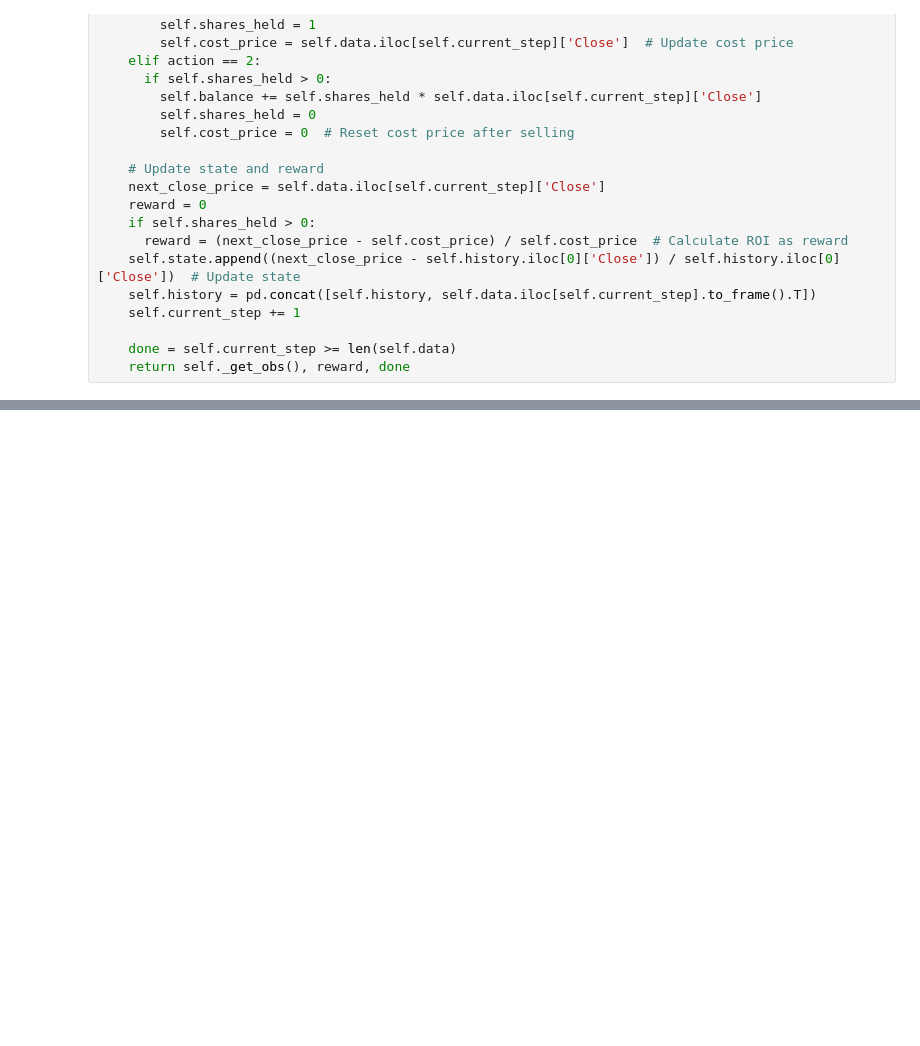
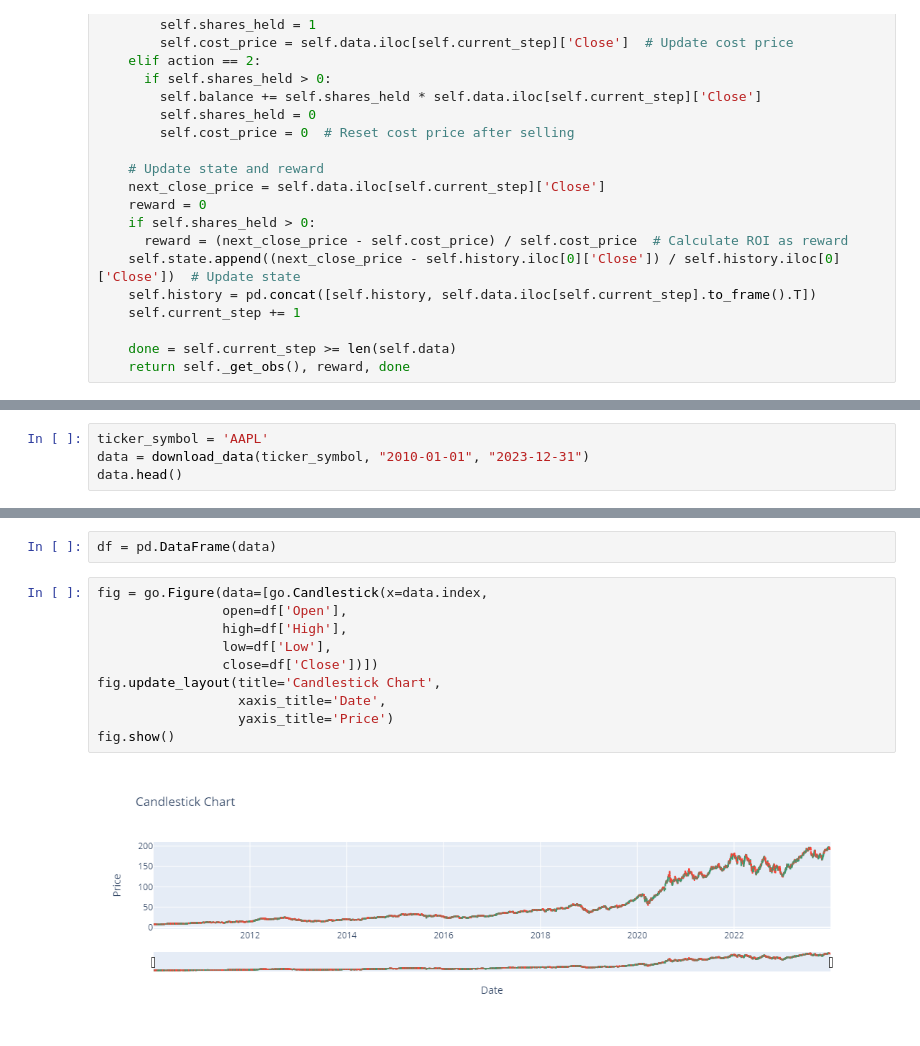
Before and after one commit to dhruvRj18/RL-stock-data, a Jupyter notebook: RL_Stock_Trading.ipynb, the cells around one changed output, grey strips where cells are left out. Saved outputs shown, nothing was run; the diff lists cells and outputs as text; blank space fills up the shorter version.

```diff
--- a/RL_Stock_Trading.ipynb
+++ b/RL_Stock_Trading.ipynb
@@ -83,0 +108,4 @@ class QLearningAgent:
+# %%
+ticker_symbol = 'AAPL'
+data = download_data(ticker_symbol, "2010-01-01", "2023-12-31")
+data.head()
@@ -83,0 +121,14 @@ class QLearningAgent:
+# %%
+df = pd.DataFrame(data)
+# %%
+fig = go.Figure(data=[go.Candlestick(x=data.index,
+                open=df['Open'],
+                high=df['High'],
+                low=df['Low'],
+                close=df['Close'])])
+fig.update_layout(title='Candlestick Chart',
+                  xaxis_title='Date',
+                  yaxis_title='Price')
+fig.show()
+# %% [output]
+[figure, added]
```
Also changed, not shown: parts of 9 cells of this notebook.
